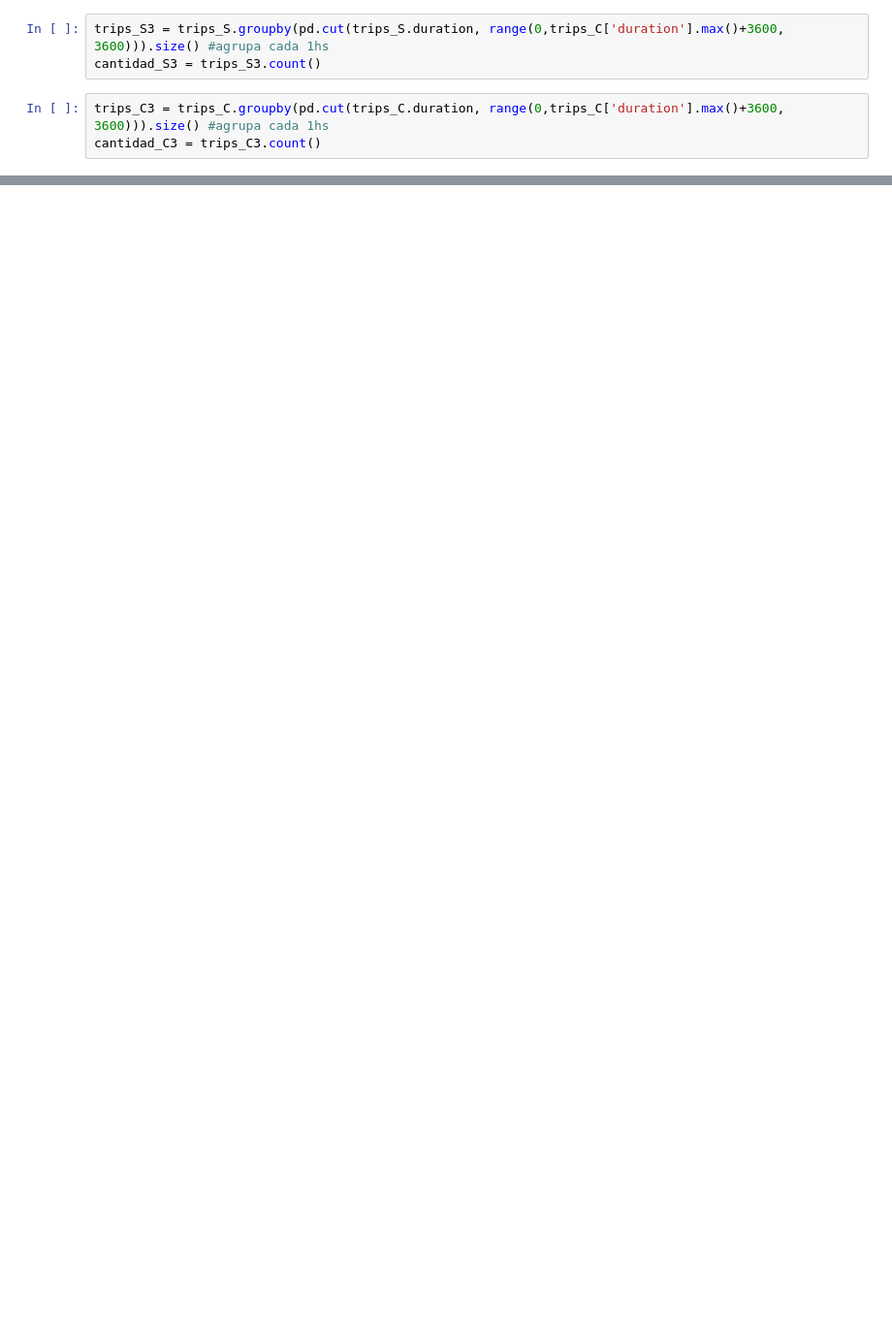
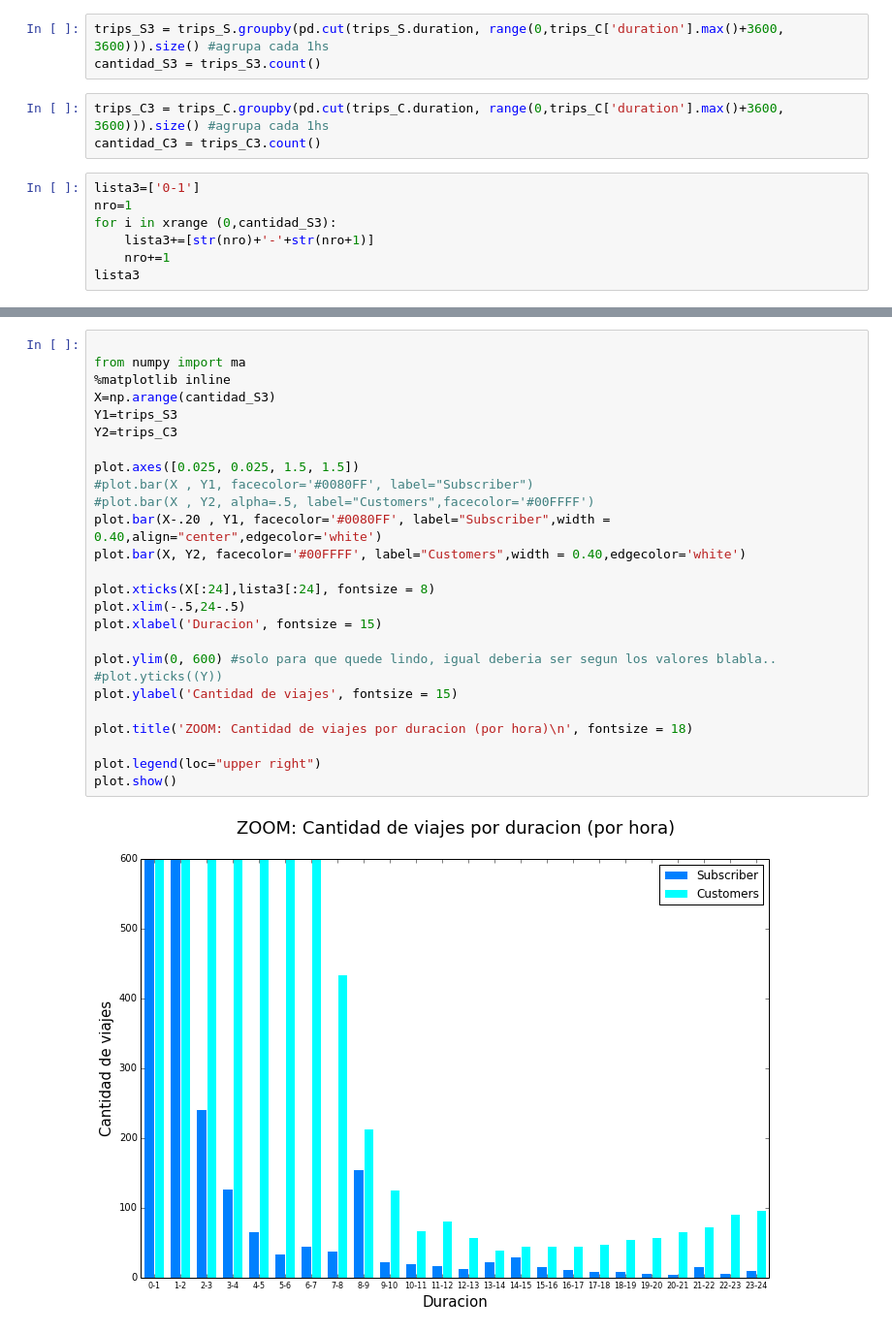
Before and after one commit to LeoCenturion/tp1_datos, a Jupyter notebook: duracion_Customers_vs_Subscriber.ipynb, the cells around one changed output, grey strips where cells are left out. Shown at 97% size. Drawn from its saved outputs; the diff is of its cells as text; blank space fills up the shorter version.

```diff
--- a/duracion_Customers_vs_Subscriber.ipynb
+++ b/duracion_Customers_vs_Subscriber.ipynb
@@ -69,3 +124,10 @@ cantidad_S3 = trips_S3.count()
 # %%
 trips_C3 = trips_C.groupby(pd.cut(trips_C.duration, range(0,trips_C['duration'].max()+3600, 3600))).size() #agrupa cada 1hs
 cantidad_C3 = trips_C3.count()
+# %%
+lista3=['0-1']
+nro=1
+for i in xrange (0,cantidad_S3):
+    lista3+=[str(nro)+'-'+str(nro+1)]
+    nro+=1
+lista3
@@ -71,0 +152,28 @@ cantidad_C3 = trips_C3.count()
+# %%
+
+from numpy import ma
+%matplotlib inline
+X=np.arange(cantidad_S3)
+Y1=trips_S3
+Y2=trips_C3
+
+plot.axes([0.025, 0.025, 1.5, 1.5])
+#plot.bar(X , Y1, facecolor='#0080FF', label="Subscriber")
+#plot.bar(X , Y2, alpha=.5, label="Customers",facecolor='#00FFFF')
+plot.bar(X-.20 , Y1, facecolor='#0080FF', label="Subscriber",width = 0.40,align="center",edgecolor='white')
+plot.bar(X, Y2, facecolor='#00FFFF', label="Customers",width = 0.40,edgecolor='white')
+
+plot.xticks(X[:24],lista3[:24], fontsize = 8)
+plot.xlim(-.5,24-.5)
+plot.xlabel('Duracion', fontsize = 15)
+
+plot.ylim(0, 600) #solo para que quede lindo, igual deberia ser segun los valores blabla..
+#plot.yticks((Y))
+plot.ylabel('Cantidad de viajes', fontsize = 15)
+
+plot.title('ZOOM: Cantidad de viajes por duracion (por hora)\n', fontsize = 18)
+
+plot.legend(loc="upper right")
+plot.show()
+# %% [output]
+[figure, added]
```
Also changed, not shown: parts of 13 cells of this notebook.
